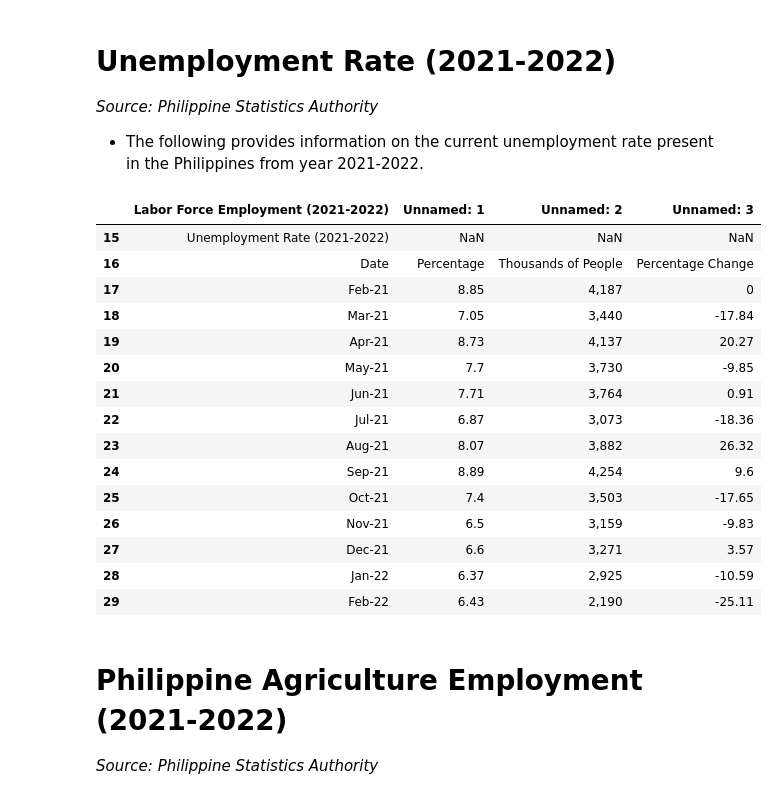
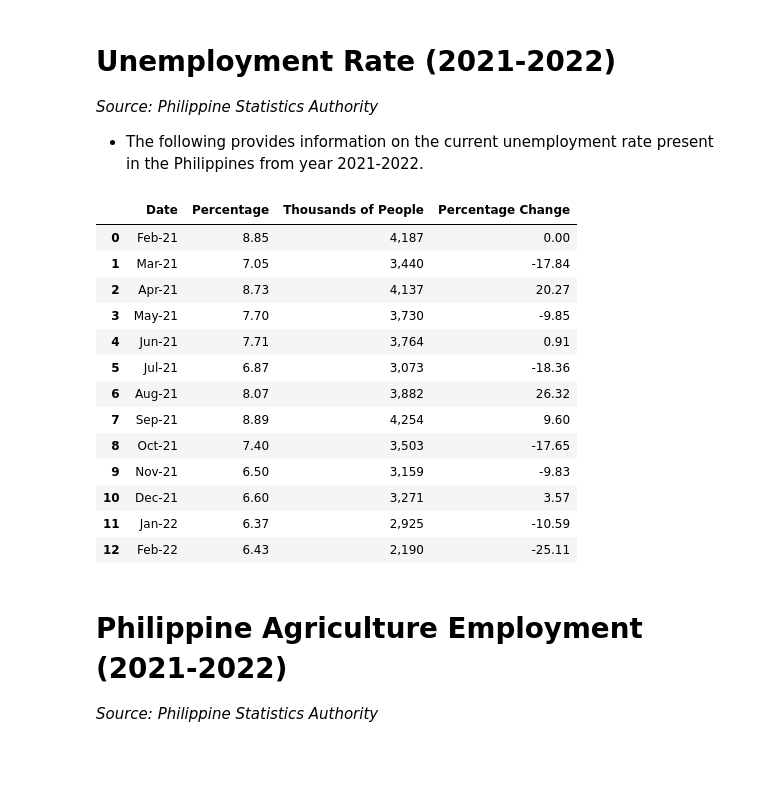
Before and after one commit to kryzlerahne/IT3205_FilipinoDataAlliance, a Jupyter notebook: Codes/The_Future_Pay_Visualizations.ipynb, the cells around one changed output. Drawn from its saved outputs; the diff is of its cells as text; code cells hidden in the pictures; blank space fills up the shorter version.

```diff
--- a/Codes/The_Future_Pay_Visualizations.ipynb
+++ b/Codes/The_Future_Pay_Visualizations.ipynb
@@ -46,26 +45,24 @@ display(df.iloc[0:14, 0:3])
 
 *   The following provides information on the current unemployment rate present in the Philippines from year 2021-2022.
 # %%
-url = 'https://raw.githubusercontent.com/kryzlerahne/IT3205_PhilippineDataAlliance/main/Datasets/Employment%20and%20Unemployment%20Rate.csv'
+url = 'https://raw.githubusercontent.com/kryzlerahne/IT3205_PhilippineDataAlliance/main/Datasets/Unemployment%20Rate.csv'
 df = pd.read_csv(url)
-display(df.iloc[15:30])
+display(df.iloc[0:])
 # %% [output]
-|  | Labor Force Employment (2021-2022) | Unnamed: 1 | Unnamed: 2 | Unnamed: 3 |
-| 15 | Unemployment Rate (2021-2022) | NaN | NaN | NaN |
-| 16 | Date | Percentage | Thousands of People | Percentage Change |
-| 17 | Feb-21 | 8.85 | 4,187 | 0 |
-| 18 | Mar-21 | 7.05 | 3,440 | -17.84 |
-| 19 | Apr-21 | 8.73 | 4,137 | 20.27 |
-| 20 | May-21 | 7.7 | 3,730 | -9.85 |
-| 21 | Jun-21 | 7.71 | 3,764 | 0.91 |
-| 22 | Jul-21 | 6.87 | 3,073 | -18.36 |
-| 23 | Aug-21 | 8.07 | 3,882 | 26.32 |
-| 24 | Sep-21 | 8.89 | 4,254 | 9.6 |
-| 25 | Oct-21 | 7.4 | 3,503 | -17.65 |
-| 26 | Nov-21 | 6.5 | 3,159 | -9.83 |
-| 27 | Dec-21 | 6.6 | 3,271 | 3.57 |
-| 28 | Jan-22 | 6.37 | 2,925 | -10.59 |
-| 29 | Feb-22 | 6.43 | 2,190 | -25.11 |
+|  | Date | Percentage | Thousands of People | Percentage Change |
+| 0 | Feb-21 | 8.85 | 4,187 | 0.00 |
+| 1 | Mar-21 | 7.05 | 3,440 | -17.84 |
+| 2 | Apr-21 | 8.73 | 4,137 | 20.27 |
+| 3 | May-21 | 7.70 | 3,730 | -9.85 |
+| 4 | Jun-21 | 7.71 | 3,764 | 0.91 |
+| 5 | Jul-21 | 6.87 | 3,073 | -18.36 |
+| 6 | Aug-21 | 8.07 | 3,882 | 26.32 |
+| 7 | Sep-21 | 8.89 | 4,254 | 9.60 |
+| 8 | Oct-21 | 7.40 | 3,503 | -17.65 |
+| 9 | Nov-21 | 6.50 | 3,159 | -9.83 |
+| 10 | Dec-21 | 6.60 | 3,271 | 3.57 |
+| 11 | Jan-22 | 6.37 | 2,925 | -10.59 |
+| 12 | Feb-22 | 6.43 | 2,190 | -25.11 |
 # %% [markdown]
 # Philippine Agriculture Employment (2021-2022)
 *Source: Philippine Statistics Authority*
```
Also changed, not shown: parts of 3 cells of this notebook.
